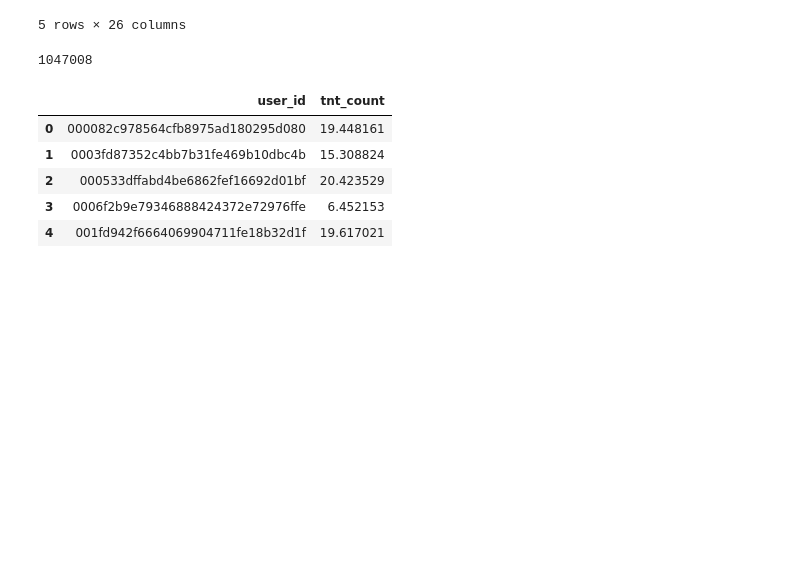
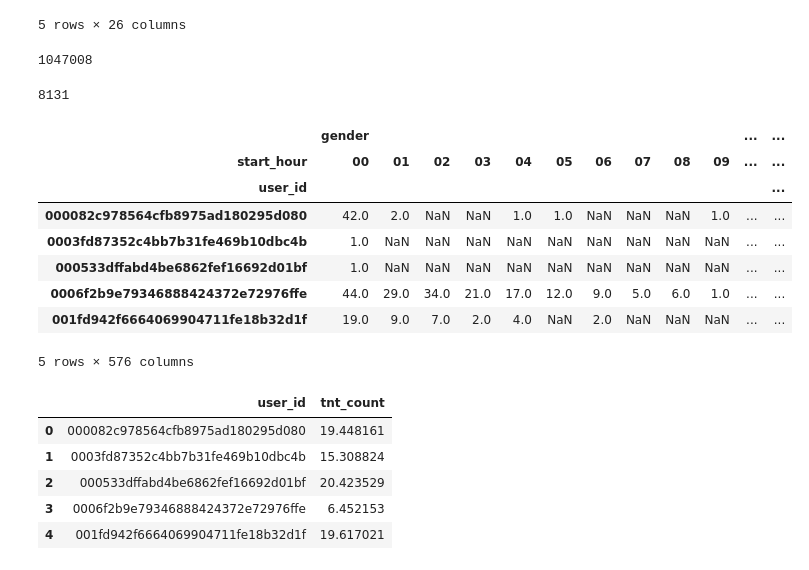
Before and after one commit to akc83/RWProject, a Jupyter notebook: Eight Sleep Assignment.ipynb, the cells around one changed output. Saved outputs shown, nothing was run; the diff lists cells and outputs as text; code cells hidden in the pictures; blank space fills up the shorter version.

```diff
--- a/Eight Sleep Assignment.ipynb
+++ b/Eight Sleep Assignment.ipynb
@@ -343,6 +343,24 @@ new_df.head()
 len(new_df)
 # %% [output]
 1047008
+# %%
+avnew_df = new_df.dropna()
+len(avnew_df)
+# %% [output]
+8131
+# %%
+arpdf = new_df.groupby(['user_id','start_hour']).count().unstack()
+arpdf.head()
+# %% [output]
+|  | gender |  |  |  |  |  |  |  |  |  | ... | ... |
+| start_hour | 00 | 01 | 02 | 03 | 04 | 05 | 06 | 07 | 08 | 09 | ... | ... |
+| user_id |  |  |  |  |  |  |  |  |  |  |  | ... |
+| 000082c978564cfb8975ad180295d080 | 42.0 | 2.0 | NaN | NaN | 1.0 | 1.0 | NaN | NaN | NaN | 1.0 | ... | ... |
+| 0003fd87352c4bb7b31fe469b10dbc4b | 1.0 | NaN | NaN | NaN | NaN | NaN | NaN | NaN | NaN | NaN | ... | ... |
+| 000533dffabd4be6862fef16692d01bf | 1.0 | NaN | NaN | NaN | NaN | NaN | NaN | NaN | NaN | NaN | ... | ... |
+| 0006f2b9e79346888424372e72976ffe | 44.0 | 29.0 | 34.0 | 21.0 | 17.0 | 12.0 | 9.0 | 5.0 | 6.0 | 1.0 | ... | ... |
+| 001fd942f6664069904711fe18b32d1f | 19.0 | 9.0 | 7.0 | 2.0 | 4.0 | NaN | 2.0 | NaN | NaN | NaN | ... | ... |
+5 rows × 576 columns
 # %%
 # Grouping by users to get average respiration rate of each user
 
```
Also changed, not shown: parts of 8 cells of this notebook.
